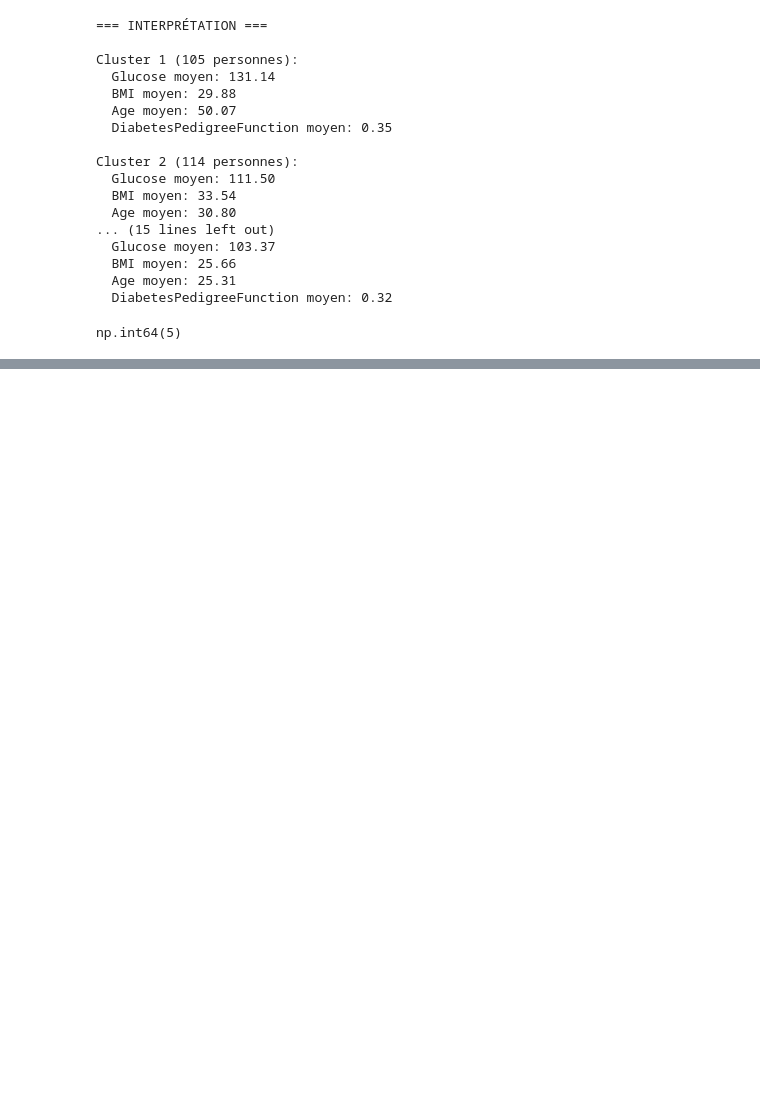
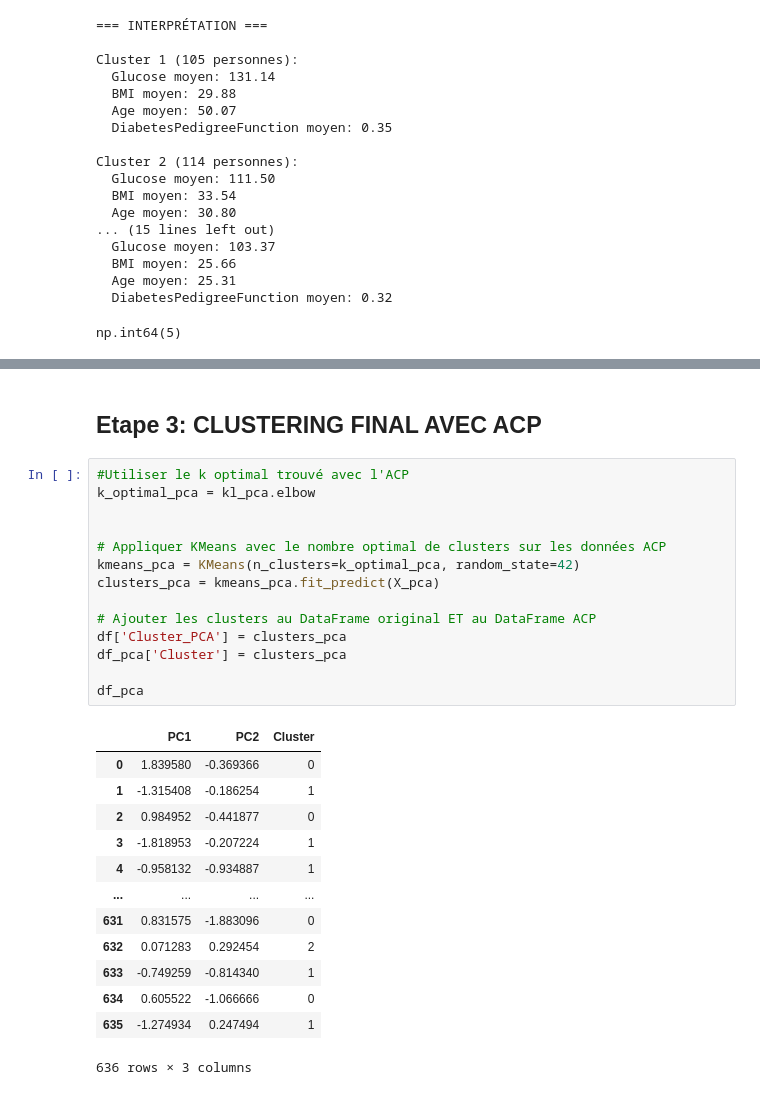
Before and after one commit to RaihanaAm/Analyse-de-Diab-te, a Jupyter notebook: Main.ipynb, the cells around one changed output, grey strips where cells are left out. Cells and saved outputs as stored; diff of their text form; blank space fills up the shorter version.

```diff
--- a/Main.ipynb
+++ b/Main.ipynb
@@ -432,0 +536,30 @@ np.int64(5)
+# %% [markdown]
+## Etape 3: CLUSTERING FINAL AVEC ACP
+# %%
+#Utiliser le k optimal trouvé avec l'ACP
+k_optimal_pca = kl_pca.elbow
+
+
+# Appliquer KMeans avec le nombre optimal de clusters sur les données ACP
+kmeans_pca = KMeans(n_clusters=k_optimal_pca, random_state=42)
+clusters_pca = kmeans_pca.fit_predict(X_pca)
+
+# Ajouter les clusters au DataFrame original ET au DataFrame ACP
+df['Cluster_PCA'] = clusters_pca
+df_pca['Cluster'] = clusters_pca
+
+df_pca
+# %% [output]
+|  | PC1 | PC2 | Cluster |
+| 0 | 1.839580 | -0.369366 | 0 |
+| 1 | -1.315408 | -0.186254 | 1 |
+| 2 | 0.984952 | -0.441877 | 0 |
+| 3 | -1.818953 | -0.207224 | 1 |
+| 4 | -0.958132 | -0.934887 | 1 |
+| ... | ... | ... | ... |
+| 631 | 0.831575 | -1.883096 | 0 |
+| 632 | 0.071283 | 0.292454 | 2 |
+| 633 | -0.749259 | -0.814340 | 1 |
+| 634 | 0.605522 | -1.066666 | 0 |
+| 635 | -1.274934 | 0.247494 | 1 |
+636 rows × 3 columns
```
Also changed, not shown: parts of 13 cells of this notebook.
